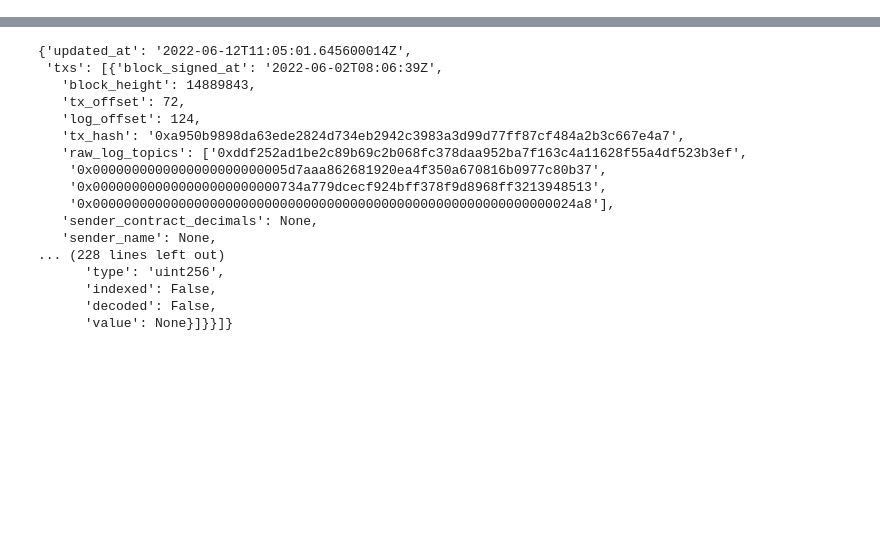
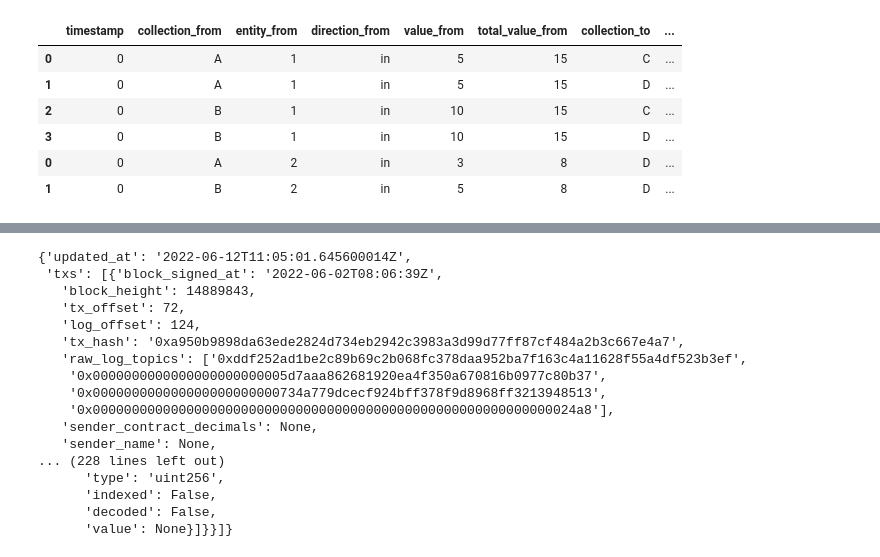
Before and after one commit to craycrayfish/NetworkFT, a Jupyter notebook: notebooks/playground.ipynb, the cells around one changed output, grey strips where cells are left out. Saved outputs shown, nothing was run; the diff lists cells and outputs as text; code cells hidden in the pictures; blank space fills up the shorter version.

```diff
--- a/notebooks/playground.ipynb
+++ b/notebooks/playground.ipynb
@@ -137,0 +61,10 @@ raw = catalog.load("raw_covalent_txs")
+# %%
+df_eg = pd.DataFrame(
+    {
+        "timestamp": [0] * 7,
+        "collection": ["A", "B", "C", "D", "A", "B", "D"],
+        "entity": [1] * 4 + [2] * 3,
+        "direction": ["in", "in", "out", "out", "in", "in", "out"],
+        "value": [5, 10, 8, 14, 3, 5, 3],
+    }
+)
@@ -137,0 +91,12 @@ raw = catalog.load("raw_covalent_txs")
+# %%
+# Extra value generated
+df_edge_inter["outflow"] = df_edge_inter["expected_value_from"] - df_edge_inter["expected_value_to"]
+df_edge_inter
+# %% [output]
+|  | timestamp | collection_from | entity_from | direction_from | value_from | total_value_from | collection_to | ... |
+| 0 | 0 | A | 1 | in | 5 | 15 | C | ... |
+| 1 | 0 | A | 1 | in | 5 | 15 | D | ... |
+| 2 | 0 | B | 1 | in | 10 | 15 | C | ... |
+| 3 | 0 | B | 1 | in | 10 | 15 | D | ... |
+| 0 | 0 | A | 2 | in | 3 | 8 | D | ... |
+| 1 | 0 | B | 2 | in | 5 | 8 | D | ... |
```
Also changed, not shown: parts of 22 cells of this notebook, 2 other files.
